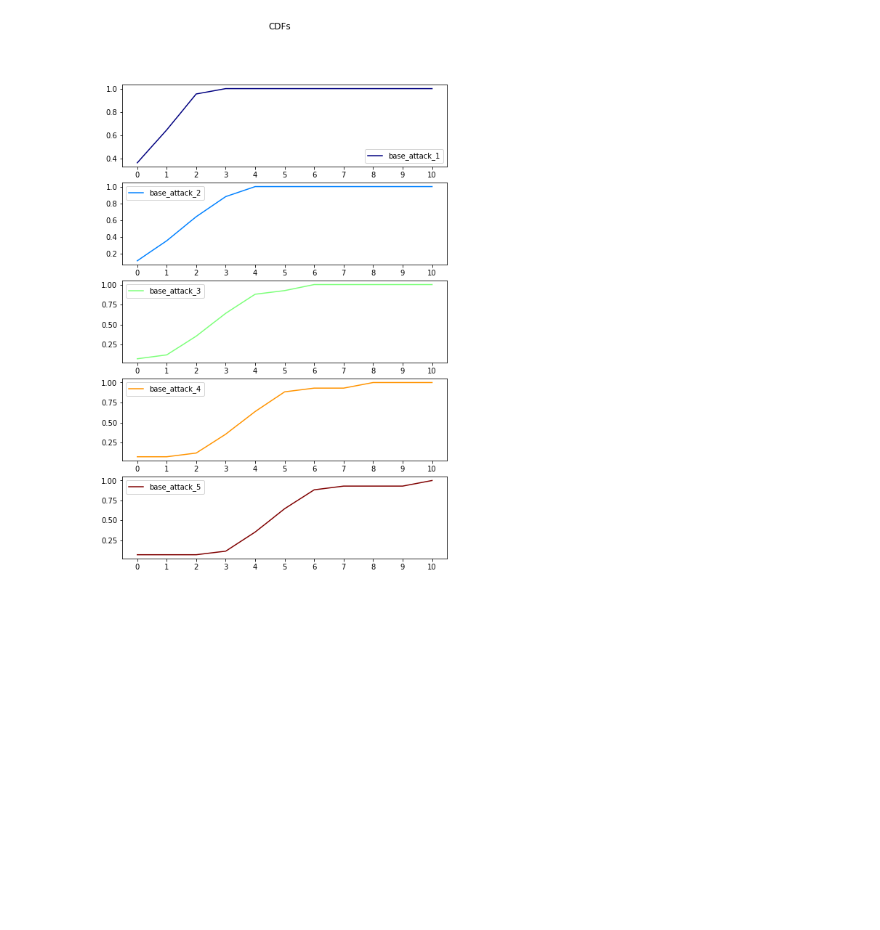
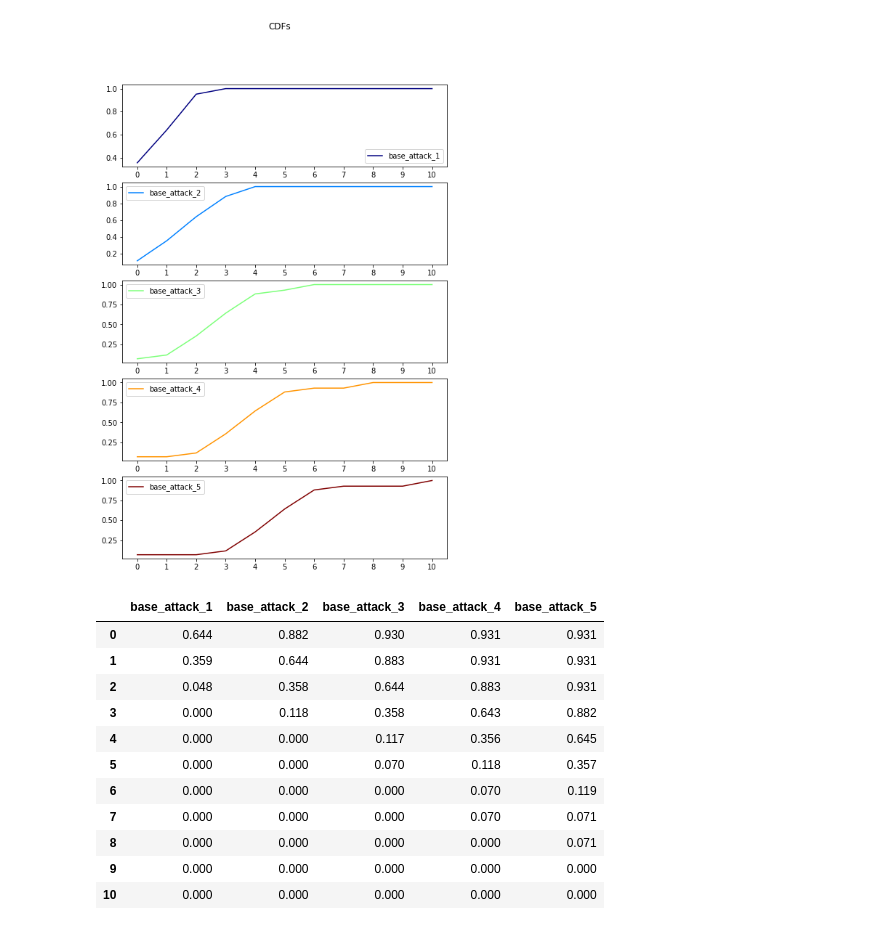
Before and after one commit to zachcoleman/gloomhaven, a Jupyter notebook: examples/base.ipynb, the cells around one changed output. Drawn from its saved outputs; the diff is of its cells as text; code cells hidden in the pictures; blank space fills up the shorter version.

```diff
--- a/examples/base.ipynb
+++ b/examples/base.ipynb
@@ -72,6 +76,22 @@ with open("../assets/base_deck_cdfs.html", "w") as f:
     f.write(render_tables([("CDFs", tmp_table)]))
 # %% [output]
 [figure]
+# %%
+# survival function table
+1 - tmp.round(3)
+# %% [output]
+|  | base_attack_1 | base_attack_2 | base_attack_3 | base_attack_4 | base_attack_5 |
+| 0 | 0.644 | 0.882 | 0.930 | 0.931 | 0.931 |
+| 1 | 0.359 | 0.644 | 0.883 | 0.931 | 0.931 |
+| 2 | 0.048 | 0.358 | 0.644 | 0.883 | 0.931 |
+| 3 | 0.000 | 0.118 | 0.358 | 0.643 | 0.882 |
+| 4 | 0.000 | 0.000 | 0.117 | 0.356 | 0.645 |
+| 5 | 0.000 | 0.000 | 0.070 | 0.118 | 0.357 |
+| 6 | 0.000 | 0.000 | 0.000 | 0.070 | 0.119 |
+| 7 | 0.000 | 0.000 | 0.000 | 0.070 | 0.071 |
+| 8 | 0.000 | 0.000 | 0.000 | 0.000 | 0.071 |
+| 9 | 0.000 | 0.000 | 0.000 | 0.000 | 0.000 |
+| 10 | 0.000 | 0.000 | 0.000 | 0.000 | 0.000 |
 # %%
 def mode(x):
     return x.value_counts().index[0]
```
Also changed, not shown: parts of 4 cells of this notebook, 8 other files.
